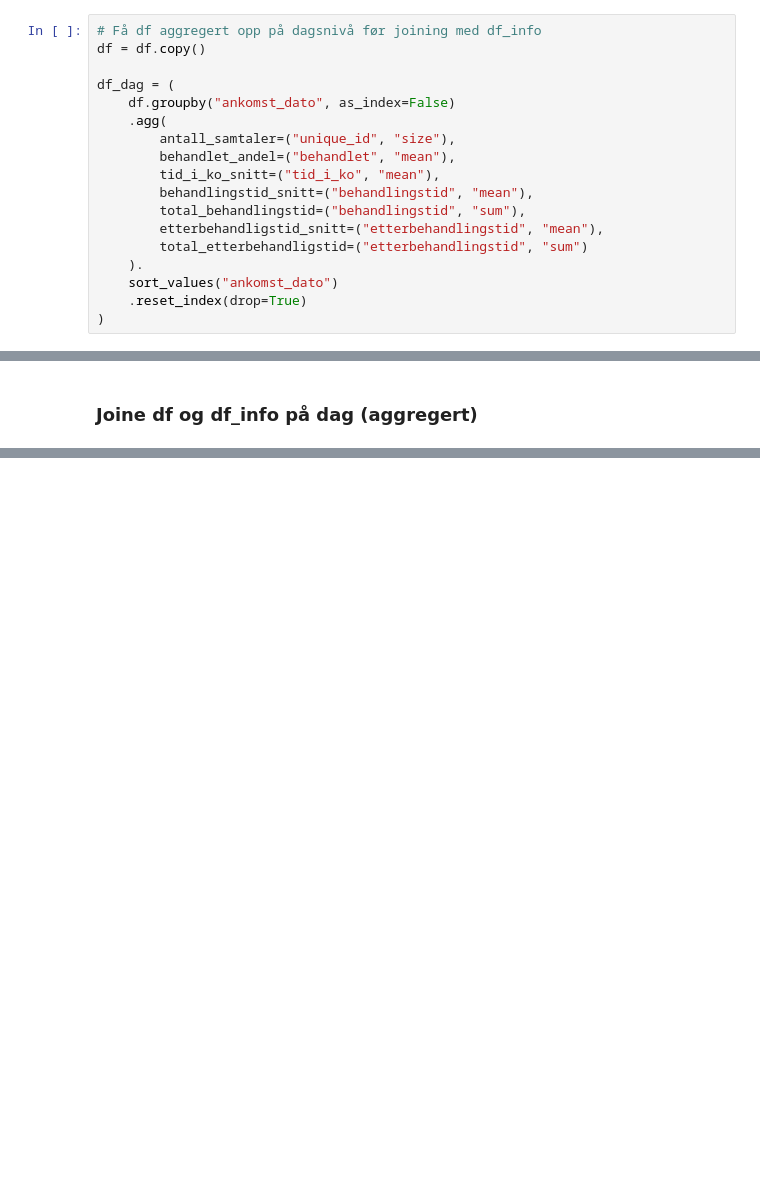
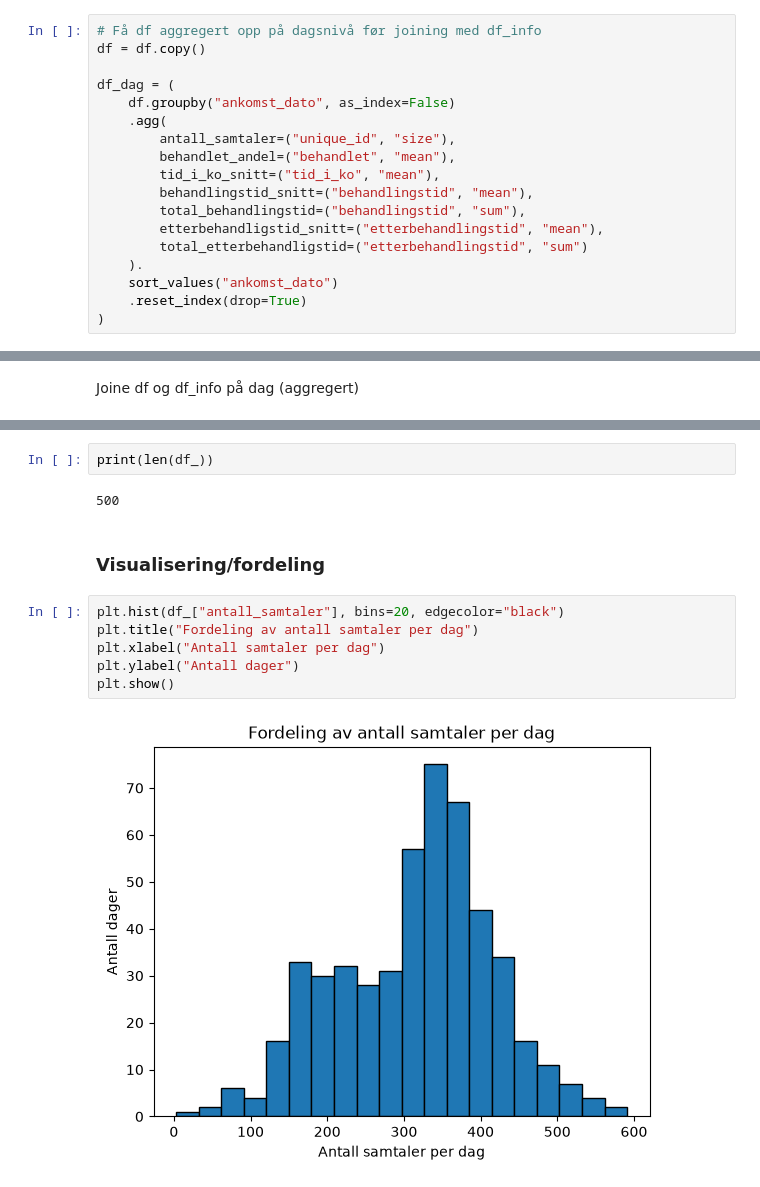
Before and after one commit to adnerolstad-klp/inngangsanalyse, a Jupyter notebook: code/notebooks/02_agg_analysis.ipynb, the cells around one changed output, grey strips where cells are left out. Saved outputs shown, nothing was run; the diff lists cells and outputs as text; blank space fills up the shorter version.

Commit message:
Fordelinger og start på en modell

```diff
--- a/code/notebooks/02_agg_analysis.ipynb
+++ b/code/notebooks/02_agg_analysis.ipynb
@@ -157,7 +159,7 @@ df_dag.head()
 | 3 | 2024-06-06 | 313 | 0.808307 | 447.830671 | 294.220447 | ... |
 | 4 | 2024-06-07 | 371 | 0.867925 | 791.533693 | 301.137466 | ... |
 # %% [markdown]
-### Joine df og df_info på dag (aggregert)
+ Joine df og df_info på dag (aggregert)
 # %%
 df_ = pd.merge(df_dag, df_info, left_on="ankomst_dato", right_on="hf_dato", how="left")
 df_.head()
@@ -168,3 +170,17 @@ df_.head()
 | 2 | 2024-06-05 | 294 | 0.782313 | 650.248299 | 258.166667 | ... |
 | 3 | 2024-06-06 | 313 | 0.808307 | 447.830671 | 294.220447 | ... |
 | 4 | 2024-06-07 | 371 | 0.867925 | 791.533693 | 301.137466 | ... |
+# %%
+print(len(df_))
+# %% [output]
+500
+# %% [markdown]
+### Visualisering/fordeling
+# %%
+plt.hist(df_["antall_samtaler"], bins=20, edgecolor="black")
+plt.title("Fordeling av antall samtaler per dag")
+plt.xlabel("Antall samtaler per dag")
+plt.ylabel("Antall dager")
+plt.show()
+# %% [output]
+[figure, added]
```
Also changed, not shown: parts of 13 cells of this notebook.
